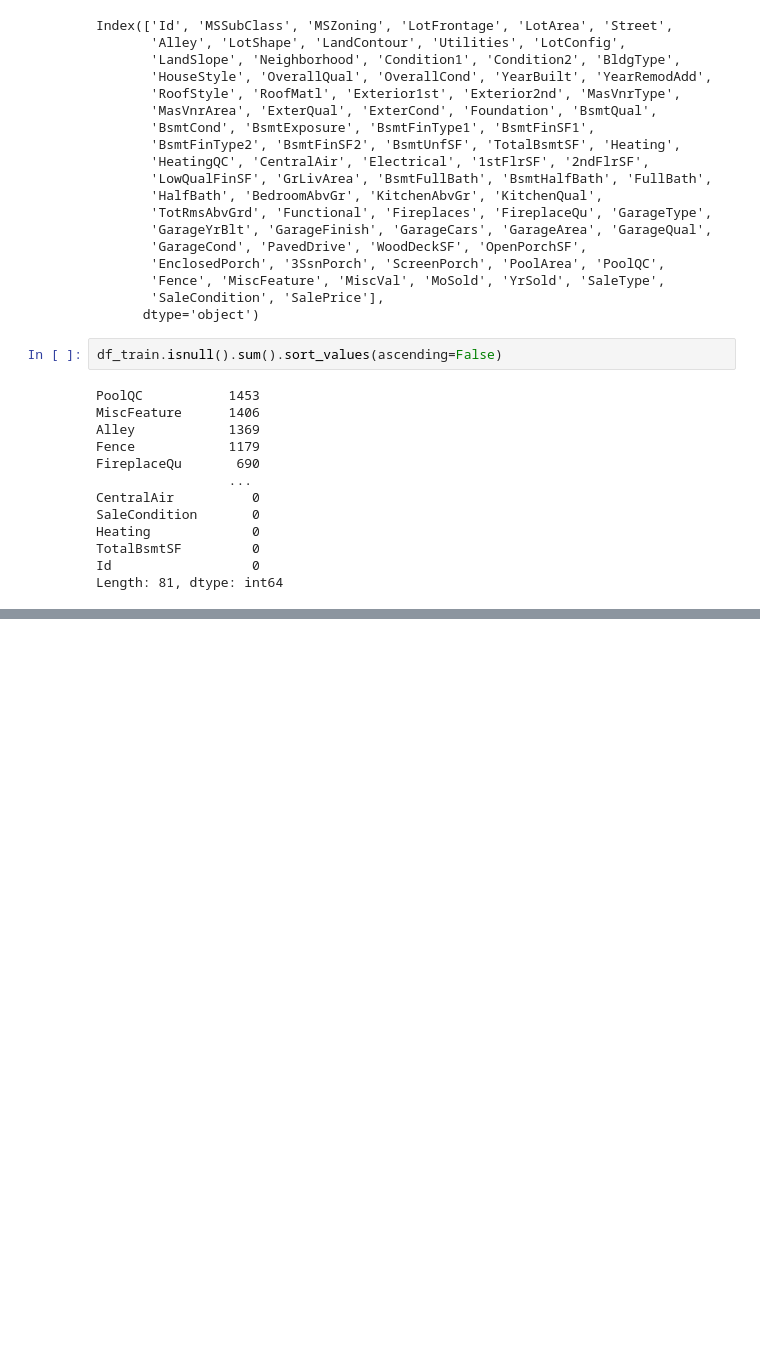
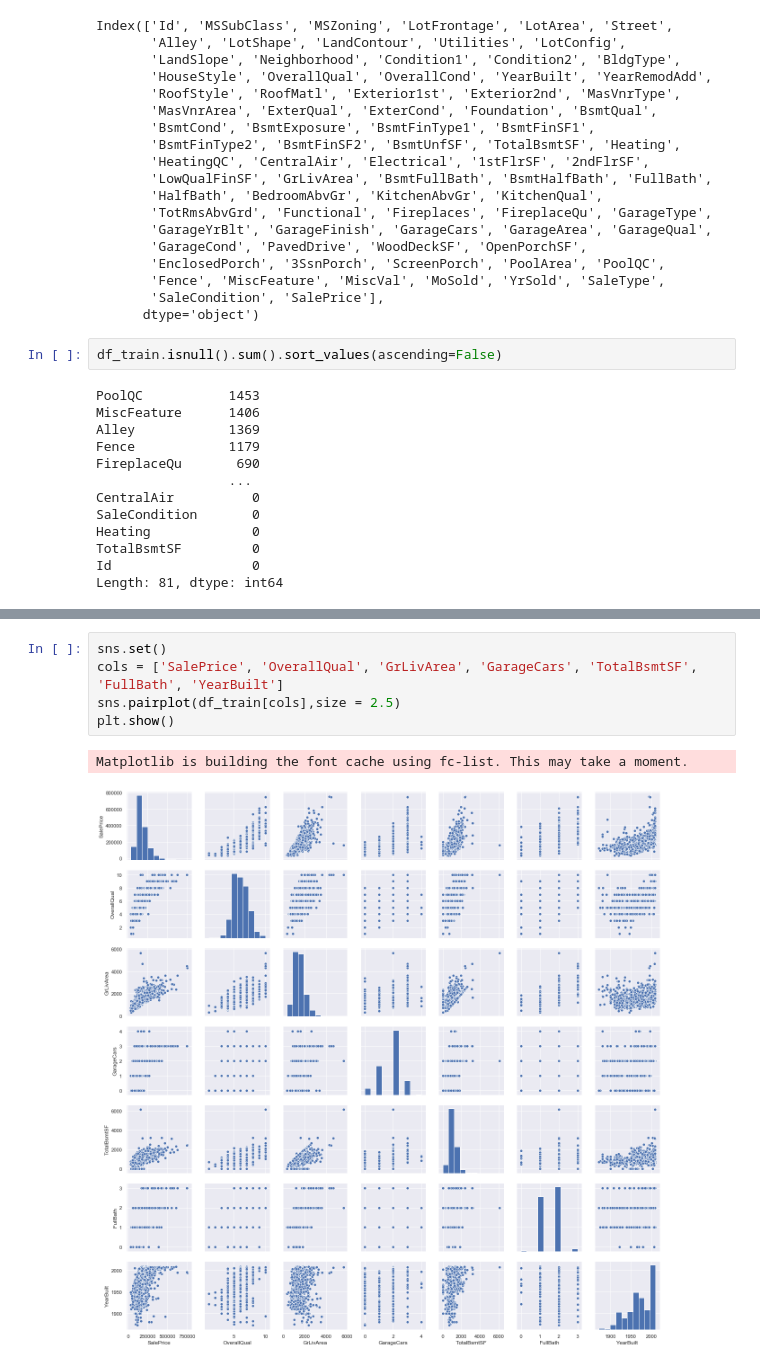
Before and after one commit to AsisASotelo/Kaggle_House_Prices, a Jupyter notebook: HP_NB.ipynb, the cells around one changed output, grey strips where cells are left out. Drawn from its saved outputs; the diff is of its cells as text; blank space fills up the shorter version.

```diff
--- a/HP_NB.ipynb
+++ b/HP_NB.ipynb
@@ -96,0 +157,8 @@ Length: 81, dtype: int64
+# %%
+sns.set()
+cols = ['SalePrice', 'OverallQual', 'GrLivArea', 'GarageCars', 'TotalBsmtSF', 'FullBath', 'YearBuilt']
+sns.pairplot(df_train[cols],size = 2.5)
+plt.show()
+# %% [output]
+Matplotlib is building the font cache using fc-list. This may take a moment.
+[figure, added]
```
Also changed, not shown: parts of 24 cells of this notebook.
